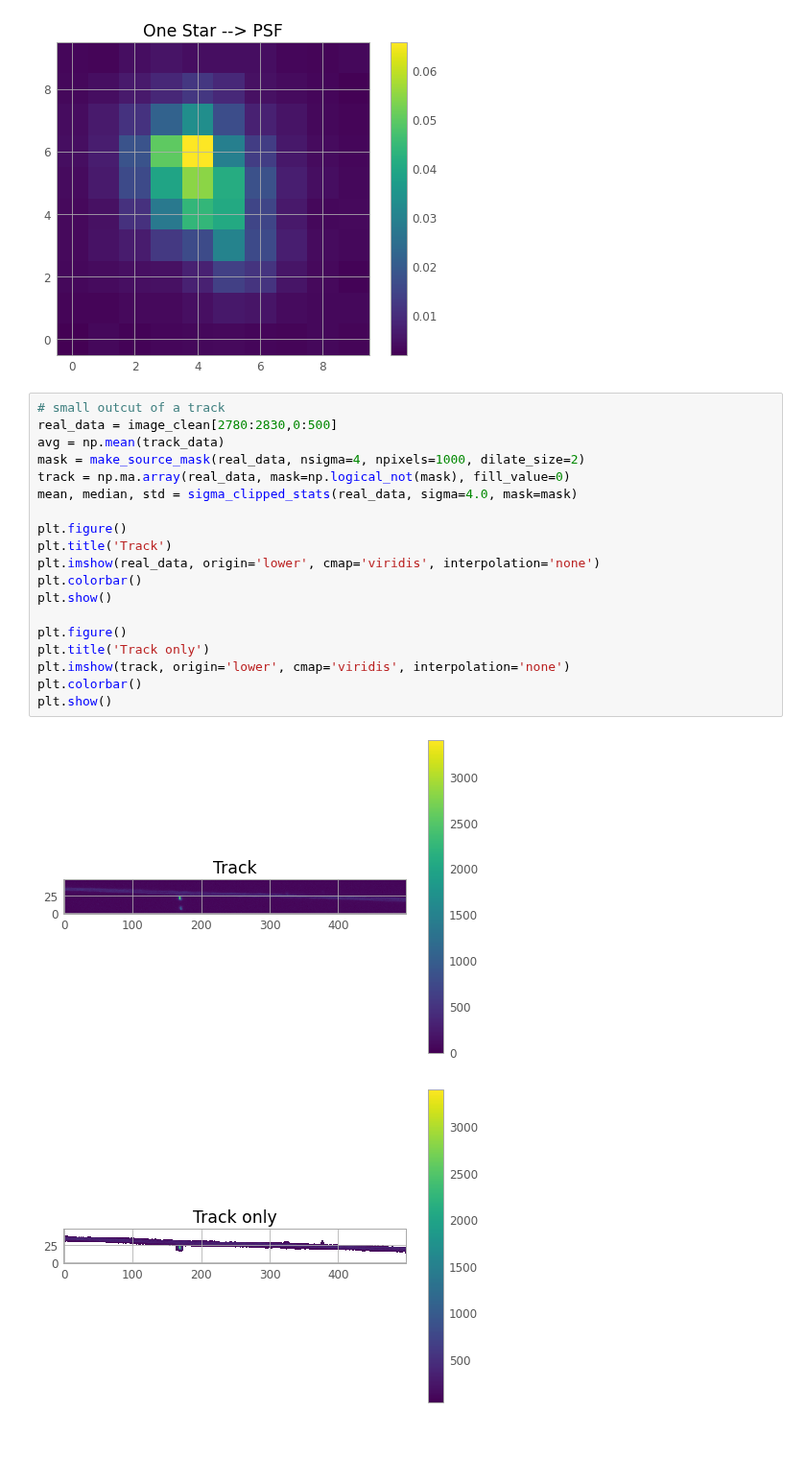
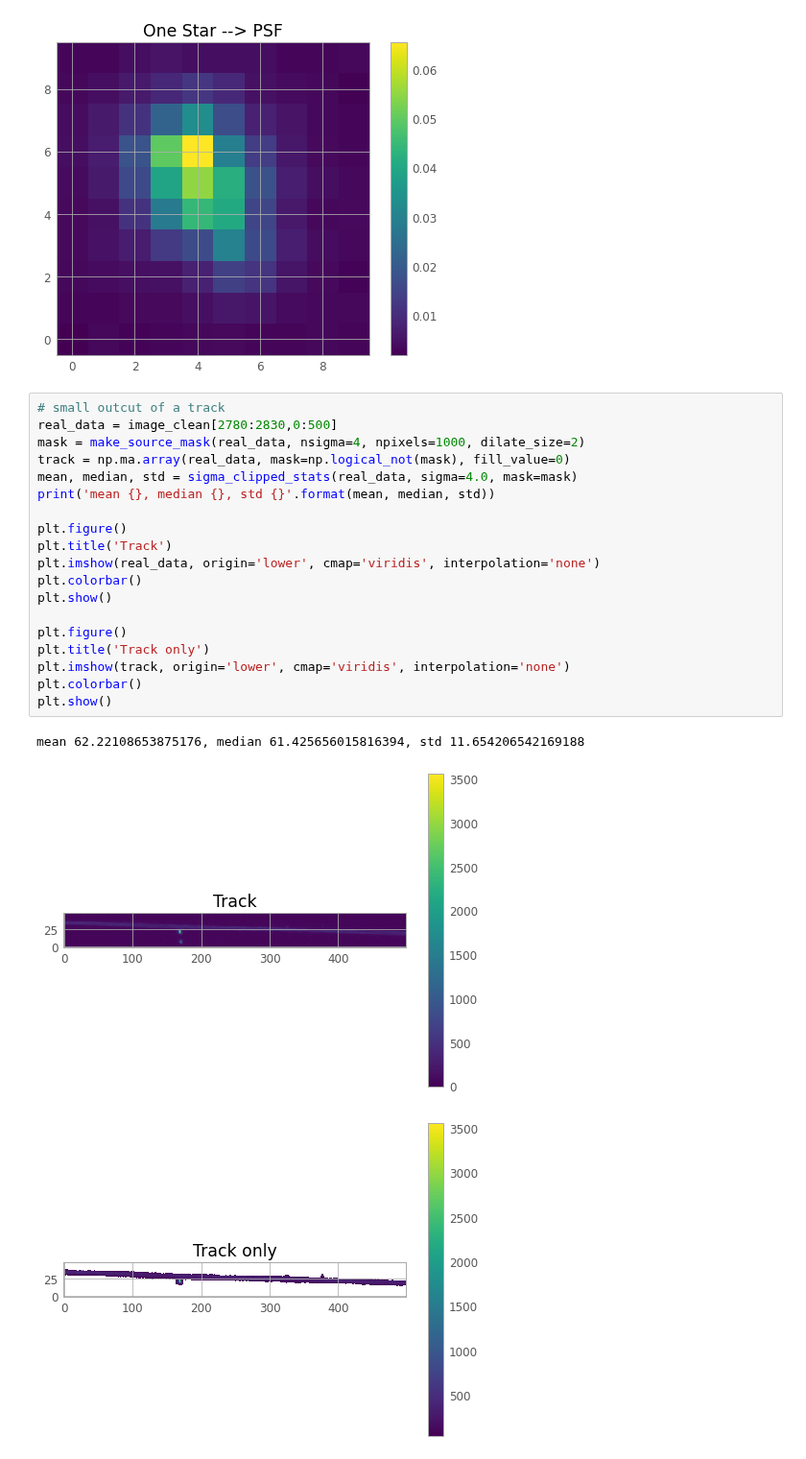
Before and after one commit to SSAEPFL/PSF, a Jupyter notebook: test-track-fitting.ipynb, the cells around one changed output. Shown at 96% size. Drawn from its saved outputs; the diff is of its cells as text.

```diff
--- a/test-track-fitting.ipynb
+++ b/test-track-fitting.ipynb
@@ -43,24 +43,25 @@ plt.show()
 # %%
 # small outcut of a track
 real_data = image_clean[2780:2830,0:500]
-avg = np.mean(track_data)
 mask = make_source_mask(real_data, nsigma=4, npixels=1000, dilate_size=2)
 track = np.ma.array(real_data, mask=np.logical_not(mask), fill_value=0)
 mean, median, std = sigma_clipped_stats(real_data, sigma=4.0, mask=mask)
+print('mean {}, median {}, std {}'.format(mean, median, std))
 
 plt.figure()
 plt.title('Track')
 plt.imshow(real_data, origin='lower', cmap='viridis', interpolation='none')
 plt.colorbar()
 plt.show()
 
 plt.figure()
 plt.title('Track only')
 plt.imshow(track, origin='lower', cmap='viridis', interpolation='none')
 plt.colorbar()
 plt.show()
 # %% [output]
+mean 62.22108653875176, median 61.425656015816394, std 11.654206542169188
-[figure, old version]
+[figure, new version]
-[figure, old version]
+[figure, new version]
 # %%
 # Create fake data
```
Also changed, not shown: parts of 8 cells of this notebook, 3 other files.
